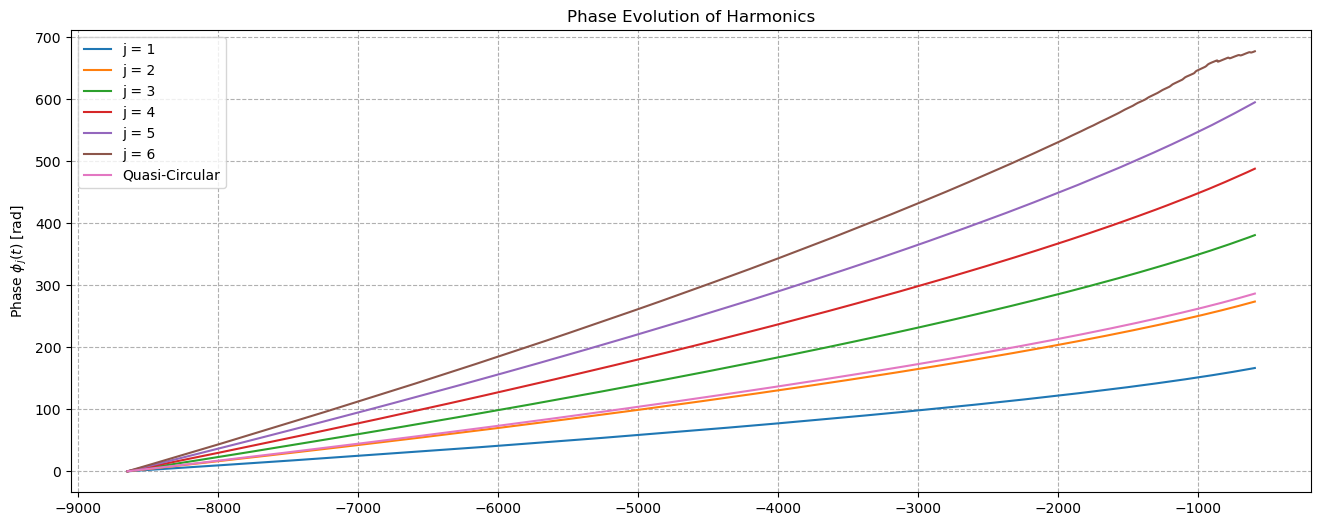
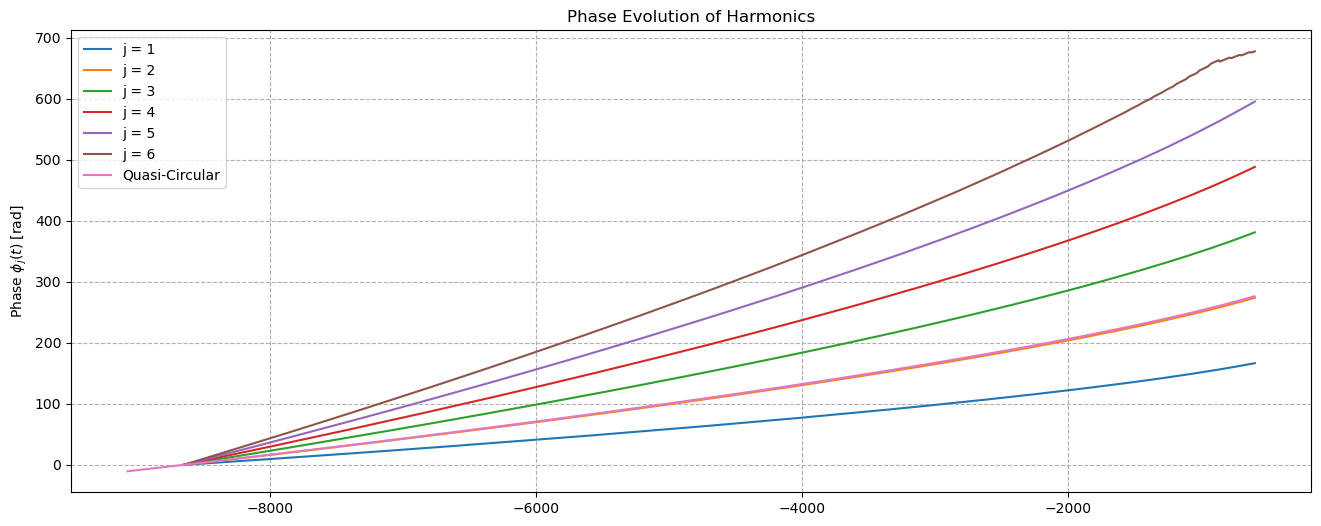
Code edit (unified diff) that turned the first committed figure into the second:
--- before
+++ after
@@ -3,8 +3,8 @@
     phase = np.unwrap(np.angle(waveform))
     phase = phase - phase[0]
-    plt.plot(t_val, np.abs(phase), label=f'j = {j_index}')
+    plt.plot(t_val, -phase, label=f'j = {j_index}')
     # plt.plot(t_val, 1 / j_index * phase, label=f'j = {j_index}')
 
-plt.plot(t_val, np.abs(qc_signal_phase_reco), label=f'Quasi-Circular')
+plt.plot(t_val_circ, -qc_signal_phase_reco + phase_0, label=f'Quasi-Circular')
 
 plt.ylabel('Phase $\phi_j(t)$ [rad]')

Commit: Added eccentric harmonics decomposition study for two eccentric waveforms